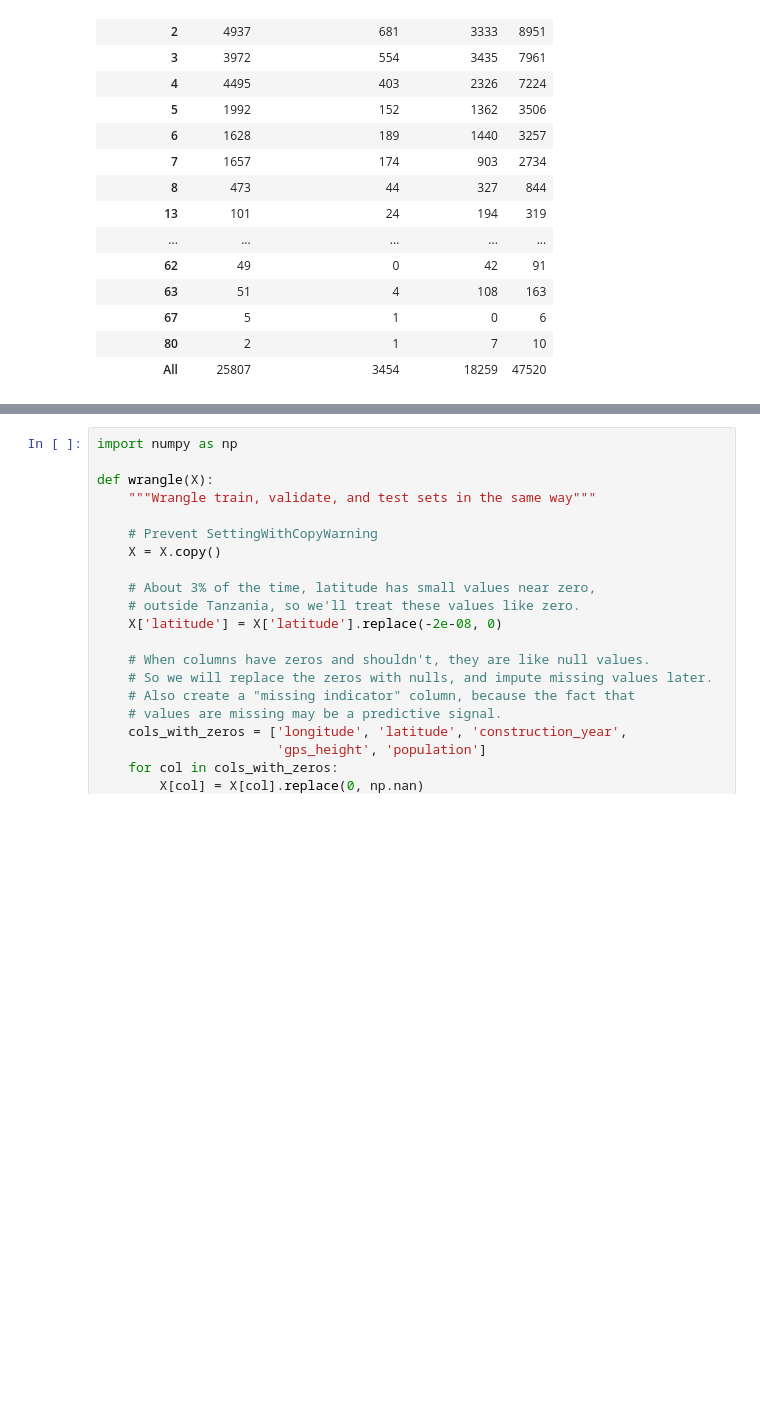
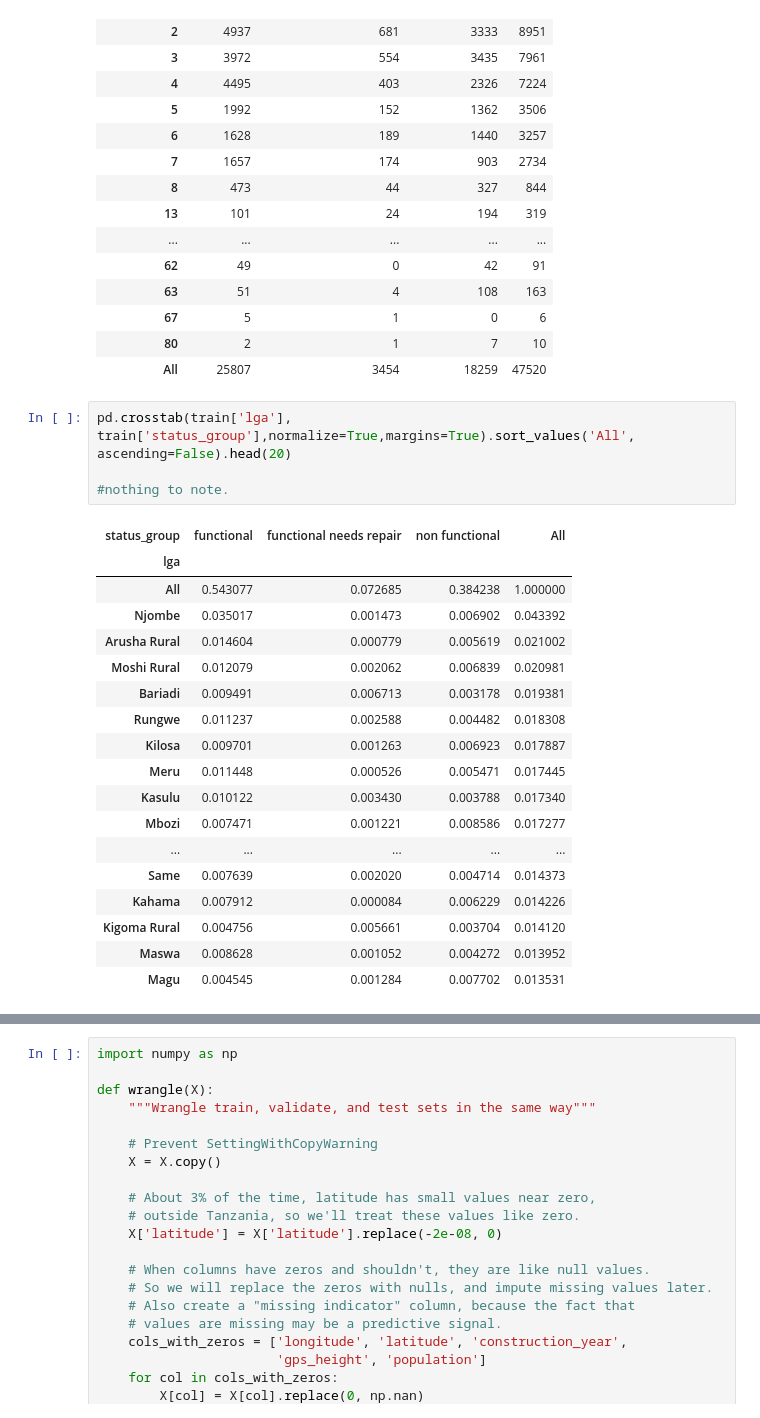
Before and after one commit to alastra32/DS-Unit-2-Kaggle-Challenge, a Jupyter notebook: module2/assignment_kaggle_challenge_2.ipynb, the cells around one changed output, grey strips where cells are left out. Drawn from its saved outputs; the diff is of its cells as text; blank space fills up the shorter version.

```diff
--- a/module2/assignment_kaggle_challenge_2.ipynb
+++ b/module2/assignment_kaggle_challenge_2.ipynb
@@ -209,3 +369,26 @@ pd.crosstab(train['district_code'], train['status_group'],margins=True)
 | 67 | 5 | 1 | 0 | 6 |
 | 80 | 2 | 1 | 7 | 10 |
 | All | 25807 | 3454 | 18259 | 47520 |
+# %%
+pd.crosstab(train['lga'], train['status_group'],normalize=True,margins=True).sort_values('All', ascending=False).head(20)
+
+#nothing to note.
+# %% [output]
+| status_group | functional | functional needs repair | non functional | All |
+| lga |  |  |  |  |
+| All | 0.543077 | 0.072685 | 0.384238 | 1.000000 |
+| Njombe | 0.035017 | 0.001473 | 0.006902 | 0.043392 |
+| Arusha Rural | 0.014604 | 0.000779 | 0.005619 | 0.021002 |
+| Moshi Rural | 0.012079 | 0.002062 | 0.006839 | 0.020981 |
+| Bariadi | 0.009491 | 0.006713 | 0.003178 | 0.019381 |
+| Rungwe | 0.011237 | 0.002588 | 0.004482 | 0.018308 |
+| Kilosa | 0.009701 | 0.001263 | 0.006923 | 0.017887 |
+| Meru | 0.011448 | 0.000526 | 0.005471 | 0.017445 |
+| Kasulu | 0.010122 | 0.003430 | 0.003788 | 0.017340 |
+| Mbozi | 0.007471 | 0.001221 | 0.008586 | 0.017277 |
+| ... | ... | ... | ... | ... |
+| Same | 0.007639 | 0.002020 | 0.004714 | 0.014373 |
+| Kahama | 0.007912 | 0.000084 | 0.006229 | 0.014226 |
+| Kigoma Rural | 0.004756 | 0.005661 | 0.003704 | 0.014120 |
+| Maswa | 0.008628 | 0.001052 | 0.004272 | 0.013952 |
+| Magu | 0.004545 | 0.001284 | 0.007702 | 0.013531 |
```
Also changed, not shown: parts of 31 cells of this notebook.
